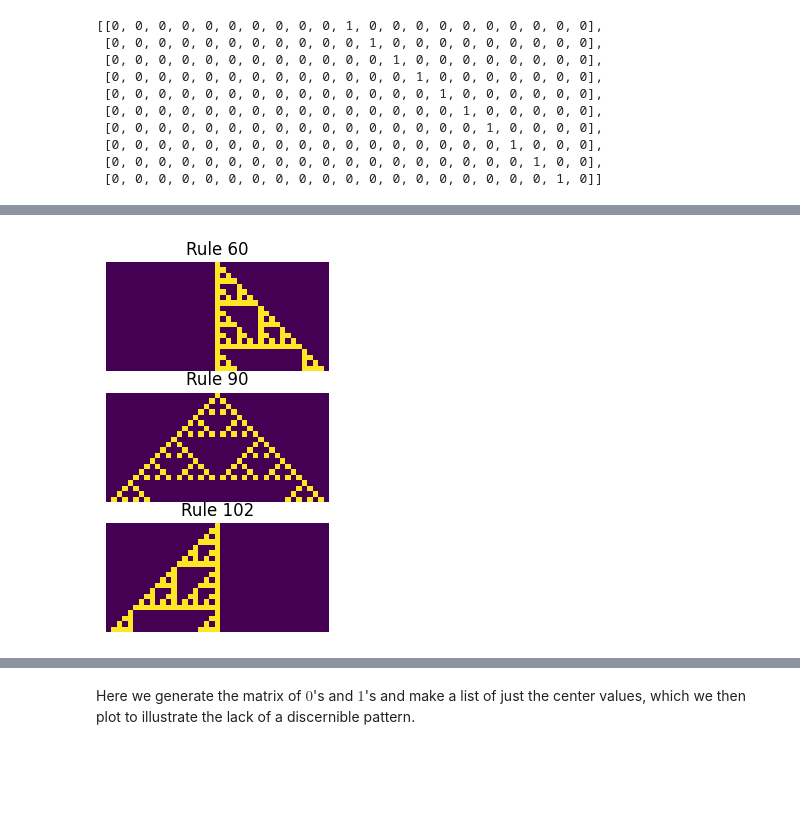
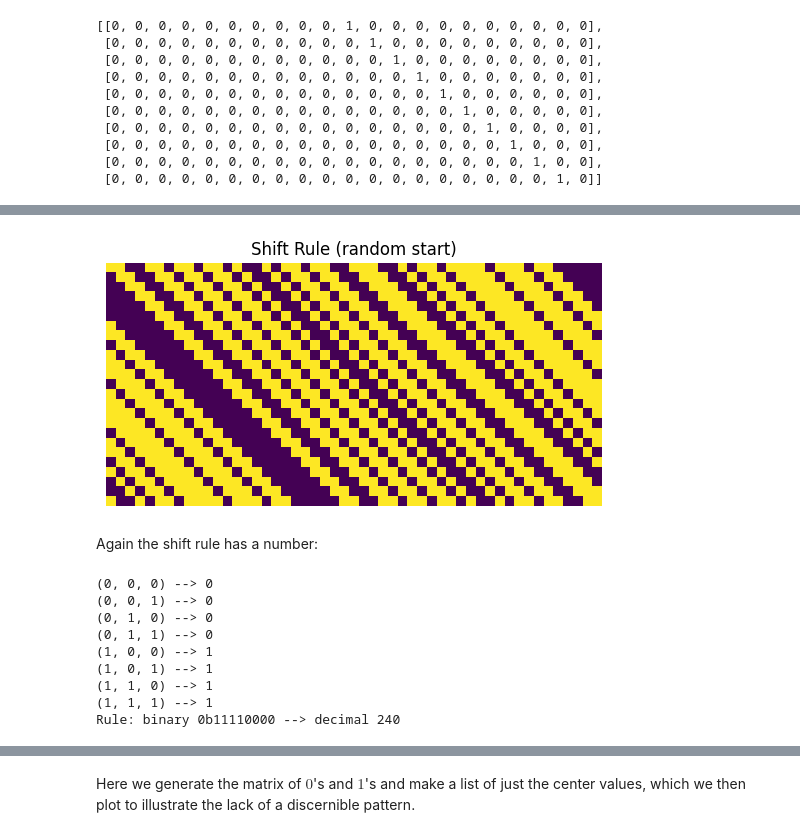
Before and after one commit to lymanhurd/computinginthesmall, a Jupyter notebook: week5/Week5.ipynb, the cells around one changed output, grey strips where cells are left out. Drawn from its saved outputs; the diff is of its cells as text; code cells hidden in the pictures; blank space fills up the shorter version.

```diff
--- a/week5/Week5.ipynb
+++ b/week5/Week5.ipynb
@@ -101,10 +97,18 @@ In each case the function ignores one of the three inputs.  Rules $60$ and $102$
-# %%
-RULES = [60, 90, 102]
-
-for i, r in enumerate(RULES):
-    plt.subplot(3, 1, i+1)
-    plt.title(f"Rule {r}")
-    plt.imshow(ca_image(elementary_ca_rule(r), gen=20), interpolation="none")
-    plt.axis("off")
-# %% [output]
-[figure, removed]
+# %%
+show_rule("Shift Rule (random start)", shift, random_init=True)
+# %% [output]
+[figure, added]
+# %% [markdown]
+Again the shift rule has a number:
+# %%
+find_rule_number(shift)
+# %% [output]
+(0, 0, 0) --> 0
+(0, 0, 1) --> 0
+(0, 1, 0) --> 0
+(0, 1, 1) --> 0
+(1, 0, 0) --> 1
+(1, 0, 1) --> 1
+(1, 1, 0) --> 1
+(1, 1, 1) --> 1
+Rule: binary 0b11110000 --> decimal 240
```
Also changed, not shown: parts of 37 cells of this notebook, 1 other file.
